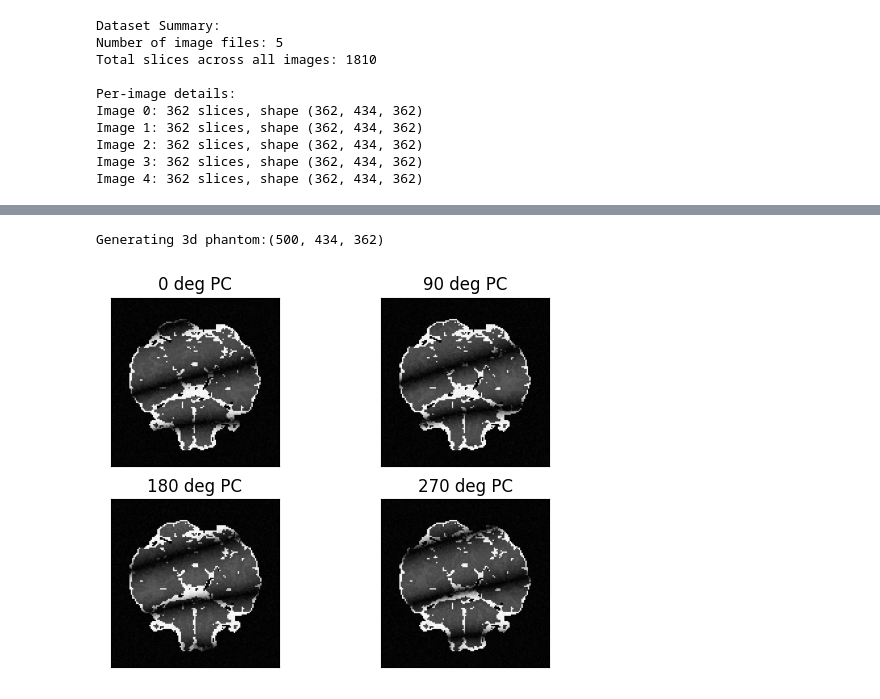
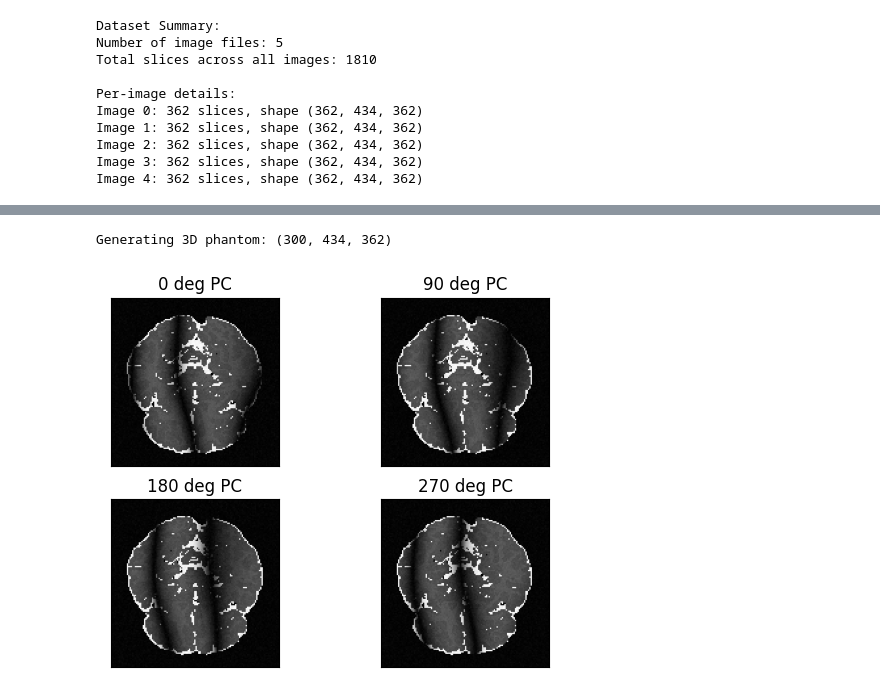
Before and after one commit to michaelmendoza/mssfp, a Jupyter notebook: notebooks/2b_brain_phantom.ipynb, the cells around one changed output, grey strips where cells are left out. Drawn from its saved outputs; the diff is of its cells as text; code cells hidden in the pictures.

```diff
--- a/notebooks/2b_brain_phantom.ipynb
+++ b/notebooks/2b_brain_phantom.ipynb
@@ -84,6 +84,6 @@ plt.show()
 # %%
-data = generate_ssfp_dataset(N=128, npcs=4, f=500, alpha=np.deg2rad(60), sigma=0.005, data_indices=[(None, None), (100,200)], rotate=True, deform=True)['M']
-plot_dataset(data, slice=0)
+data = phantom.generate_ssfp_dataset(phantom_type='brain', shape=128, npcs=4, f=500, alpha=np.deg2rad(60), sigma=0.005, data_indices=[(None, None), (120,180)], useRotate=True, useDeform=True)
+plot_dataset(data['M'], slice=0)
 # %% [output]
-Generating 3d phantom:(500, 434, 362)
+Generating 3D phantom: (300, 434, 362)
-[figure, old version]
+[figure, new version]
```
Also changed, not shown: parts of 5 cells of this notebook, 4 other files.
